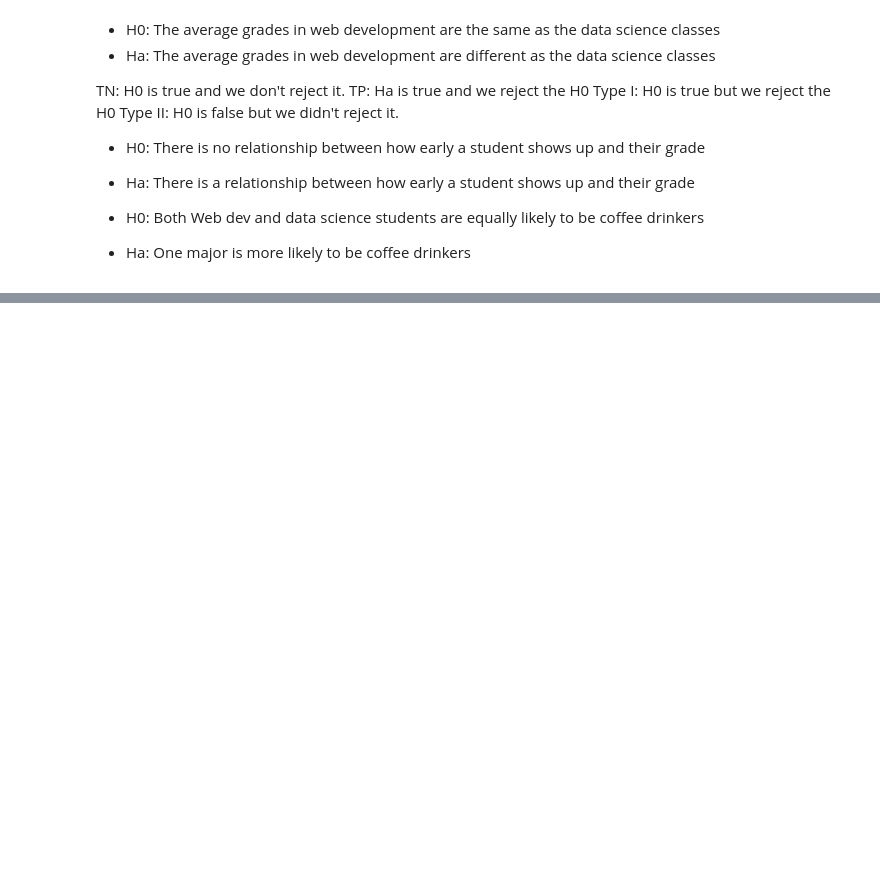
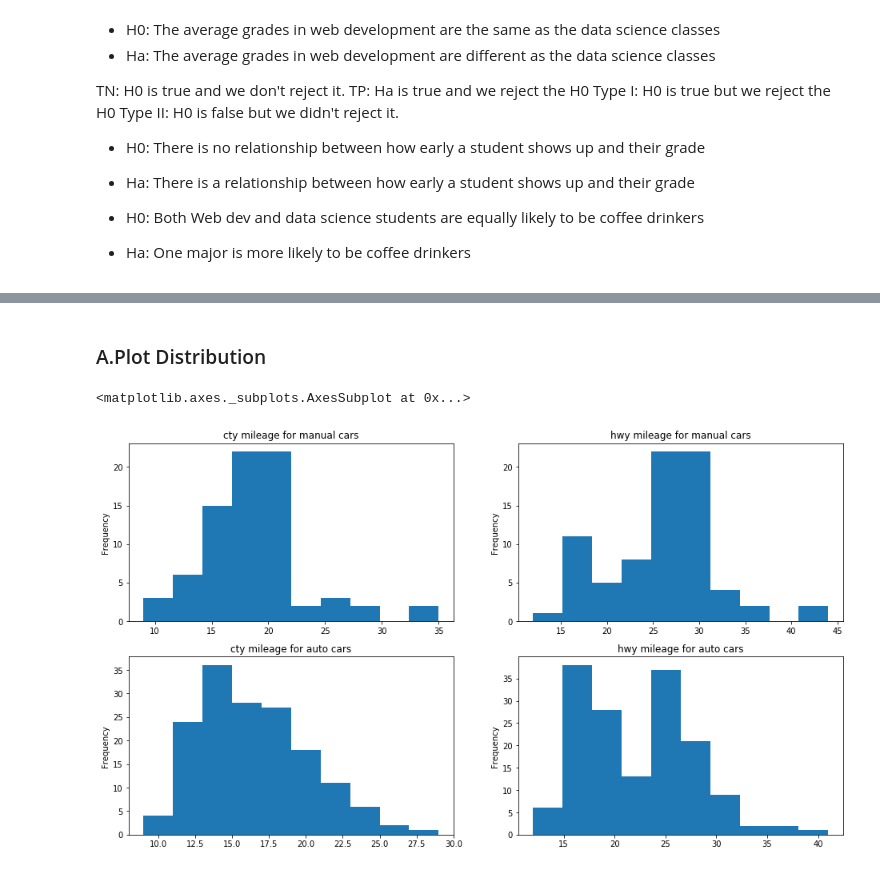
Before and after one commit to Yongliang-Shi/statistics-exercises, a Jupyter notebook: hypothesis_testing.ipynb, the cells around one changed output, grey strips where cells are left out. Drawn from its saved outputs; the diff is of its cells as text; code cells hidden in the pictures; blank space fills up the shorter version.

```diff
--- a/hypothesis_testing.ipynb
+++ b/hypothesis_testing.ipynb
@@ -102,0 +296,35 @@ Type II: H0 is false  but we didn't reject it.
+# %% [markdown]
+### A.Plot Distribution
+# %%
+# The cars are grouped into manual and automatic
+
+boolean_manual = mpg.trans.str.contains('manual')
+manual_cars = mpg[boolean_manual]
+manual_cars.sample(5)
+
+boolean_auto = mpg.trans.str.contains('auto')
+auto_cars = mpg[boolean_auto]
+auto_cars.sample(5)
+
+# Plot the cty and hwy mileage ditribution based on the type of the transmission
+
+plt.figure(figsize=(16,9))
+
+plt.subplot(2,2,1)
+plt.title('cty mileage for manual cars')
+manual_cars.cty.plot(kind='hist')
+
+plt.subplot(2,2,2)
+plt.title('hwy mileage for manual cars')
+manual_cars.hwy.plot(kind='hist')
+
+plt.subplot(2,2,3)
+plt.title('cty mileage for auto cars')
+auto_cars.cty.plot(kind='hist')
+
+plt.subplot(2,2,4)
+plt.title('hwy mileage for auto cars')
+auto_cars.hwy.plot(kind='hist')
+# %% [output]
+<matplotlib.axes._subplots.AxesSubplot at 0x...>
+[figure, added]
```
Also changed, not shown: parts of 62 cells of this notebook.
